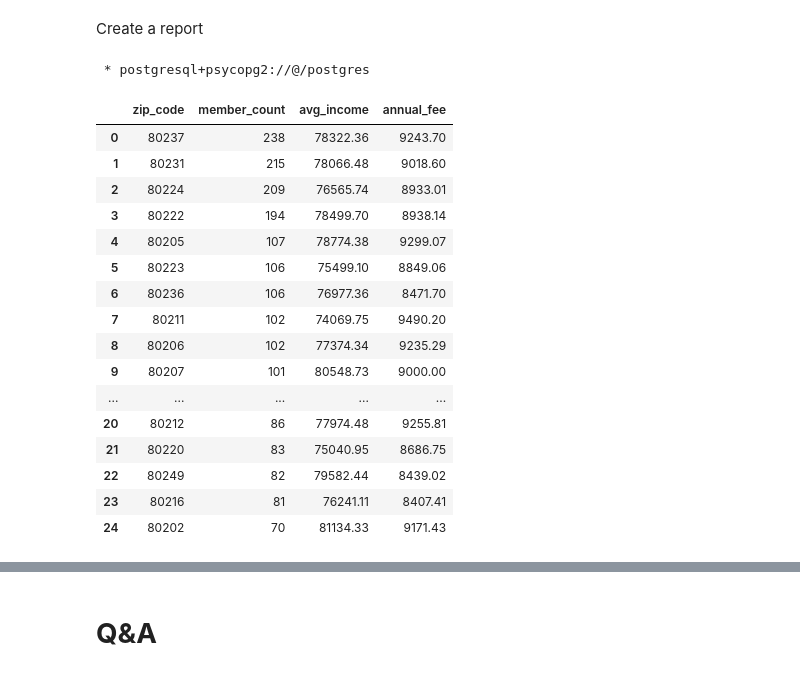
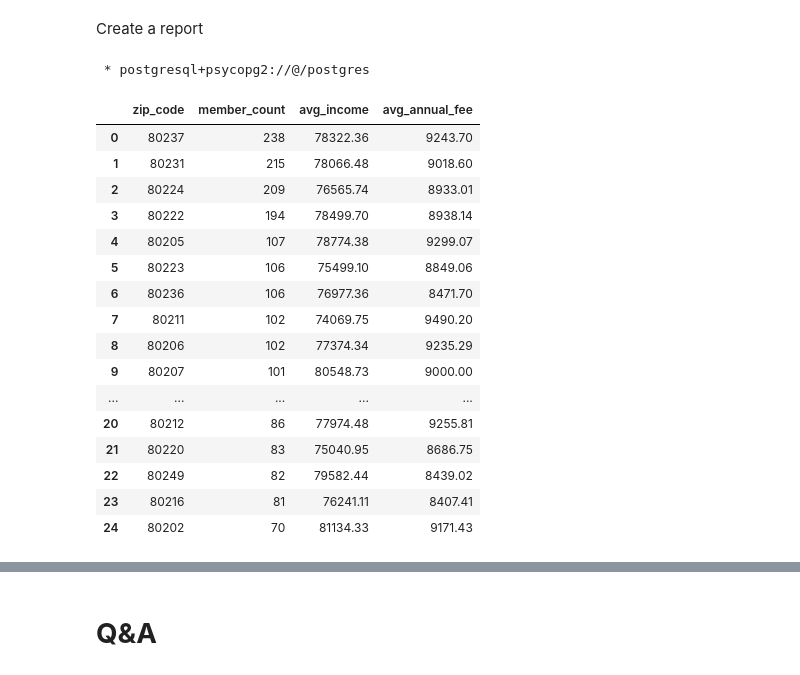
Before and after one commit to ratfarts/datasciencecoursera, a Jupyter notebook: Copy_of_Getting_Started_in_SQL_live_Student.ipynb, the cells around one changed output, grey strips where cells are left out. Saved outputs shown, nothing was run; the diff lists cells and outputs as text; code cells hidden in the pictures.

```diff
--- a/Copy_of_Getting_Started_in_SQL_live_Student.ipynb
+++ b/Copy_of_Getting_Started_in_SQL_live_Student.ipynb
@@ -971,18 +971,18 @@ Create a report
 # %%
 %%sql
 
 -- Compare the cancellation counts by zip code against other possible factors
 SELECT zip_code,
   count(id) AS member_count,
   round(avg(annual_income),2) AS avg_income,
-  round(avg(annual_fee),2) AS annual_fee
+  round(avg(annual_fee),2) AS avg_annual_fee
 FROM membership
 WHERE status = 'CANCELLED'
 GROUP BY zip_code
 ORDER BY count(id) DESC
 # %% [output]
  * postgresql+psycopg2://@/postgres
-|  | zip_code | member_count | avg_income | annual_fee |
+|  | zip_code | member_count | avg_income | avg_annual_fee |
 | 0 | 80237 | 238 | 78322.36 | 9243.70 |
 | 1 | 80231 | 215 | 78066.48 | 9018.60 |
 | 2 | 80224 | 209 | 76565.74 | 8933.01 |
```
